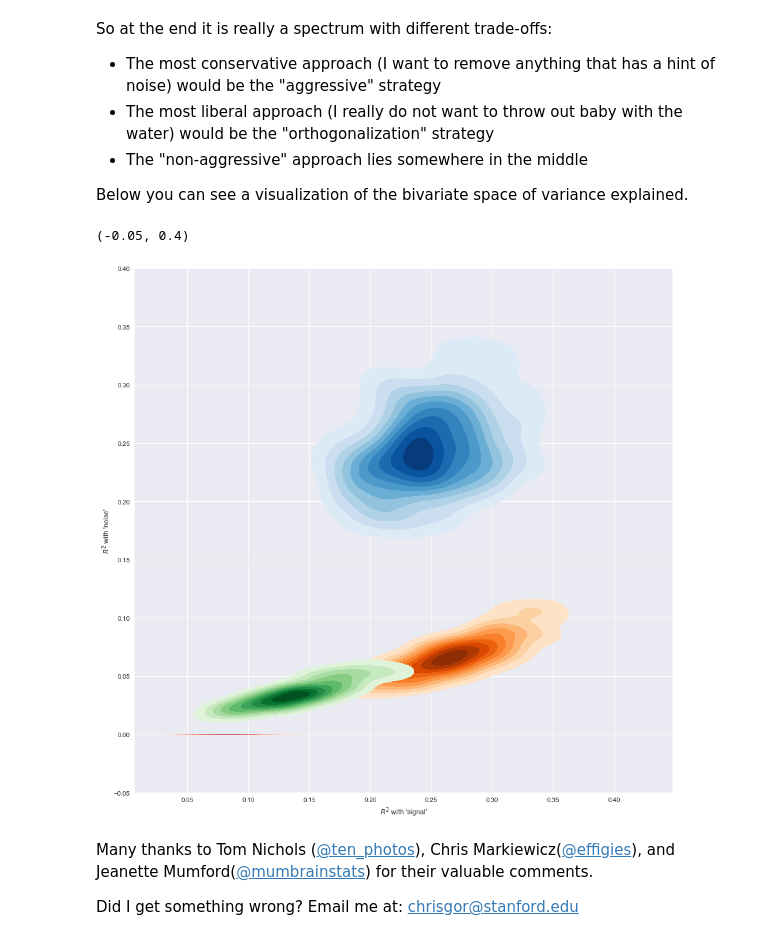
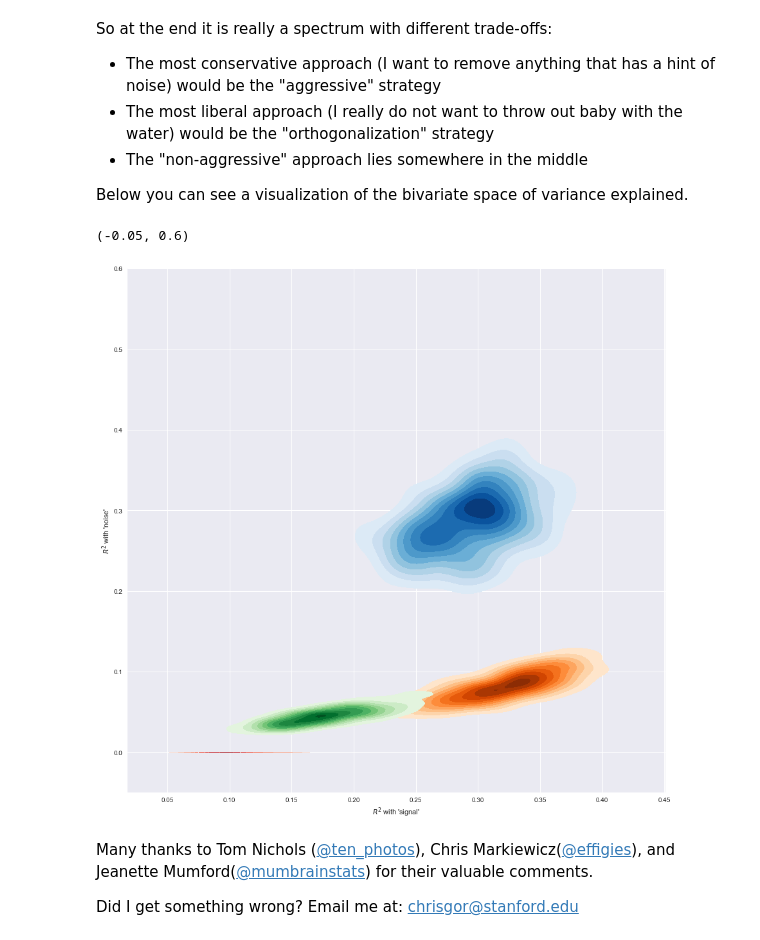
Before and after one commit to oesteban/aroma-chris-notebook, a Jupyter notebook: Denoising+the+denoising.ipynb, the cells around one changed output. Drawn from its saved outputs; the diff is of its cells as text; code cells hidden in the pictures.

```diff
--- a/Denoising+the+denoising.ipynb
+++ b/Denoising+the+denoising.ipynb
@@ -85,16 +85,6 @@ import matplotlib.pyplot as plt
 import scipy.stats
 
 num_samples = 400
-
-# The desired mean values of the sample.
-mu = np.array([0.0, 0.0, 0.0])
-
-# The desired covariance matrix.
-r = np.array([
-        [  1, 0.5, 0.5],
-        [ 0.5,  1,  0.5],
-        [ 0.5,  0.5,  1]
-    ])
 
 agg_signal_shared_variance = []
 nonagg_signal_shared_variance = []
@@ -106,13 +96,20 @@ nonagg_noise_shared_variance = []
 ortho_noise_shared_variance = []
 orig_noise_shared_variance = []
 
+agg_shared_variance = []
+nonagg_shared_variance = []
+ortho_shared_variance = []
+
 for _ in range(200):
     # Generate the random samples.
-    y = np.random.multivariate_normal(mu, r, size=num_samples)
+    unique_noise = np.random.randn(num_samples,1)
+    unique_signal = np.random.randn(num_samples,1)
+    shared_variance = np.random.randn(num_samples,1)
+    unexplained_bold_data = np.random.randn(num_samples,1)
 
-    bold_data = np.expand_dims(y[:,0], axis=1)
-    noise_component = np.expand_dims(y[:,1], axis=1)
-    signal_component = np.expand_dims(y[:,2], axis=1)
+    noise_component = 0.2*unique_noise + 0.2*shared_variance
+    signal_component = 0.2*unique_signal + 0.2*shared_variance
+    bold_data = 0.4*unexplained_bold_data + 0.2*unique_noise + 0.2*shared_variance + 0.2*unique_signal
 
     # "aggressive" denoising
     agg_res = np.dot(noise_component, np.dot(bold_data.T, np.linalg.pinv(noise_component).T))
@@ -133,8 +130,8 @@ for _ in range(200):
     # truly noise specific denoising
     res_beta = np.dot(noise_component.T, np.linalg.pinv(signal_component).T)
     ortho_reg = noise_component - np.dot(signal_component, res_beta)
-    agg_res = np.dot(ortho_reg, np.dot(bold_data.T, np.linalg.pinv(ortho_reg).T))
-    newData_ortho = bold_data - agg_res
+    agg_res_o = np.dot(ortho_reg, np.dot(bold_data.T, np.linalg.pinv(ortho_reg).T))
+    newData_ortho = bold_data - agg_res_o
 
     # gathering results
     orig_signal_shared_variance.append(np.square(scipy.stats.pearsonr(bold_data, signal_component)[0]))
@@ -148,3 +145,7 @@ for _ in range(200):
     agg_noise_shared_variance.append(np.square(scipy.stats.pearsonr(newData_agg, noise_component)[0]))
     nonagg_noise_shared_variance.append(np.square(scipy.stats.pearsonr(newData_nonagg, noise_component)[0]))
     ortho_noise_shared_variance.append(np.square(scipy.stats.pearsonr(newData_ortho, noise_component)[0]))
+
+    agg_shared_variance.append(np.square(scipy.stats.pearsonr(newData_agg, shared_variance)[0]))
+    nonagg_shared_variance.append(np.square(scipy.stats.pearsonr(newData_nonagg, shared_variance)[0]))
+    ortho_shared_variance.append(np.square(scipy.stats.pearsonr(newData_ortho, shared_variance)[0]))
@@ -291,19 +321,19 @@ Below you can see a visualization of the bivariate space of variance explained.
 # %%
 plt.figure(figsize=(15,15))
 ax = sns.kdeplot(np.array(ortho_signal_shared_variance_deltas).ravel(), np.array(ortho_noise_shared_variance).ravel(),
                  cmap="Oranges", shade=True, shade_lowest=False)
 ax = sns.kdeplot(np.array(agg_signal_shared_variance).ravel(), np.array(agg_noise_shared_variance).ravel(),
                  cmap="Reds", shade=True, shade_lowest=False)
 ax = sns.kdeplot(np.array(nonagg_signal_shared_variance).ravel(), np.array(nonagg_noise_shared_variance).ravel(),
                  cmap="Greens", shade=True, shade_lowest=False)
 ax = sns.kdeplot(np.array(orig_signal_shared_variance).ravel(), np.array(orig_noise_shared_variance).ravel(),
                  cmap="Blues", shade=True, shade_lowest=False)
 plt.xlabel("$R^2$ with 'signal'")
 plt.ylabel("$R^2$ with 'noise'")
-plt.ylim([-0.05, 0.4])
+plt.ylim([-0.05, 0.6])
 # %% [output]
-(-0.05, 0.4)
+(-0.05, 0.6)
-[figure, old version]
+[figure, new version]
 # %% [markdown]
 Many thanks to Tom Nichols ([@ten_photos](https://twitter.com/ten_photos)), Chris Markiewicz([@effigies](https://twitter.com/effigies)), and Jeanette Mumford([@mumbrainstats](https://twitter.com/mumbrainstats)) for their valuable comments.
 
```
Also changed, not shown: parts of 15 cells of this notebook.
